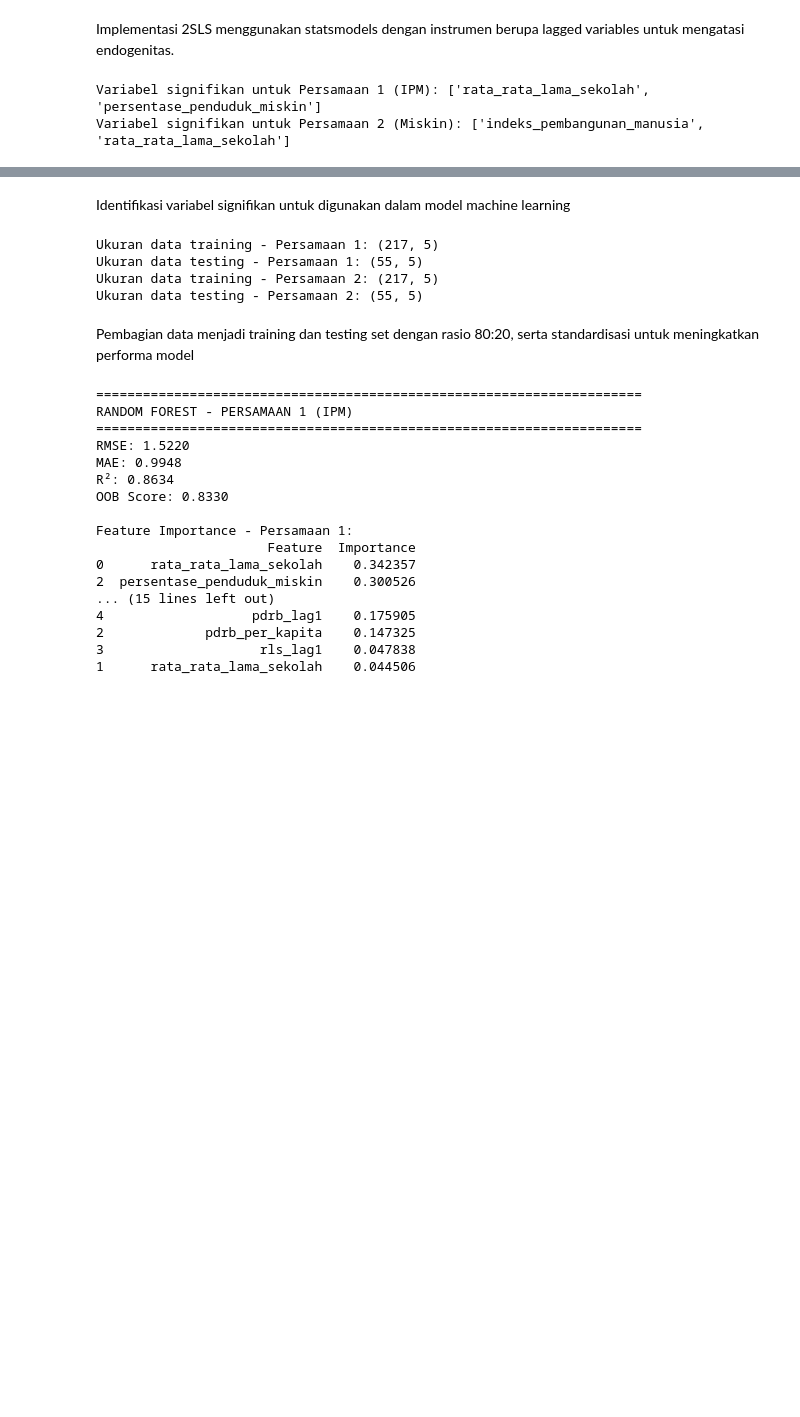
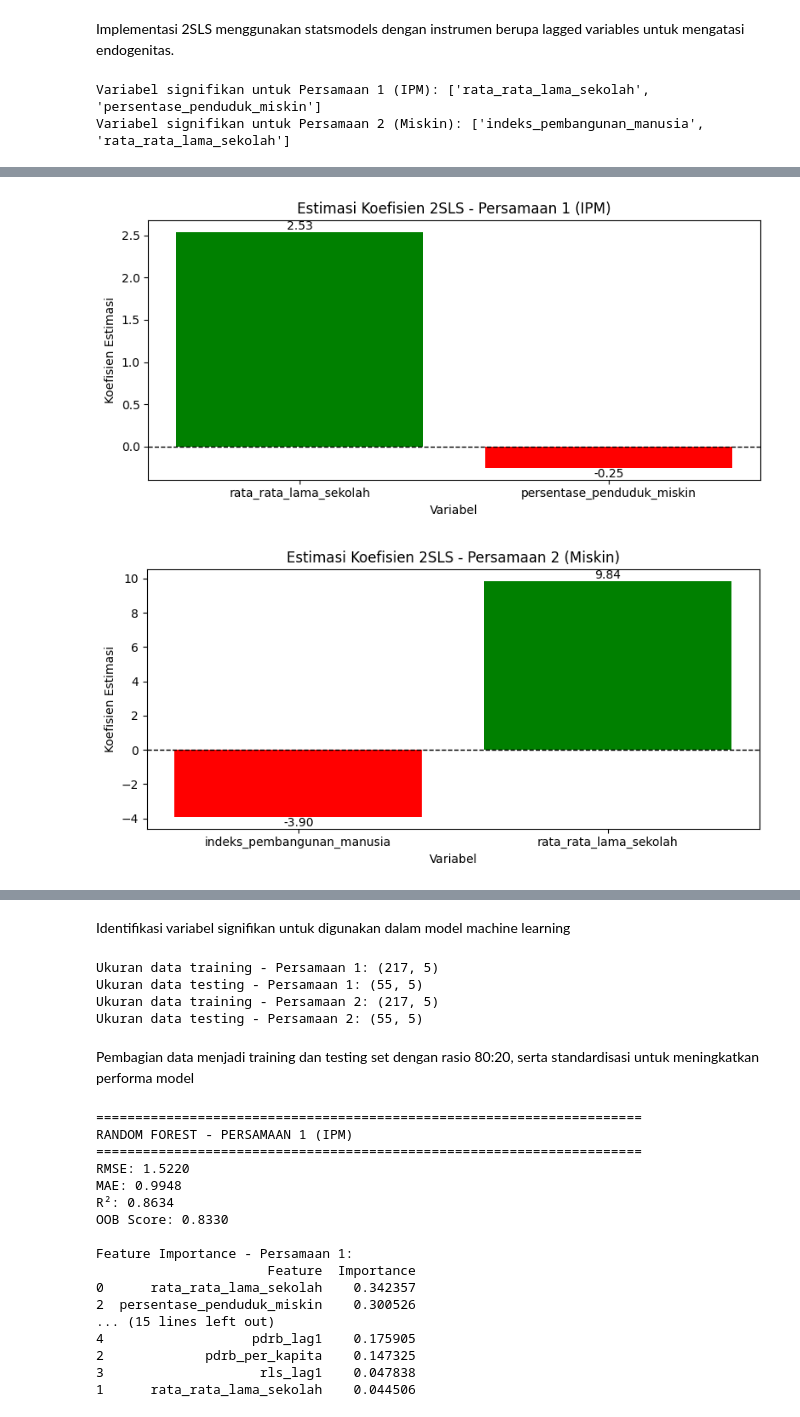
Before and after one commit to aliabdurrahman10/indonesia-education-human-dev, a Jupyter notebook: MetodeSimultan_executed.ipynb, the cells around one changed output, grey strips where cells are left out. Drawn from its saved outputs; the diff is of its cells as text; code cells hidden in the pictures; blank space fills up the shorter version.

```diff
--- a/MetodeSimultan.ipynb
+++ b/MetodeSimultan_executed.ipynb
@@ -211,0 +293,33 @@ Variabel signifikan untuk Persamaan 2 (Miskin): ['indeks_pembangunan_manusia', '
+# %%
+import matplotlib.pyplot as plt
+import pandas as pd
+
+# Asumsikan hasil estimasi sudah tersimpan di coef_2sls_1 dan coef_2sls_2
+# Dan sig_vars_1 serta sig_vars_2 adalah list variabel signifikan untuk setiap persamaan
+
+def plot_coef_bar(coefs, sig_vars, title):
+    # Filter koefisien hanya untuk variabel signifikan
+    coefs_sig = coefs[sig_vars]
+    # Jika index/kolom pd.Series tidak bertipe list, rubah ke list
+    labels = list(coefs_sig.index)
+    values = coefs_sig.values
+
+    plt.figure(figsize=(8, 4))
+    bars = plt.bar(labels, values, color=['green' if v > 0 else 'red' for v in values])
+    plt.axhline(0, color='black', lw=1, ls='--')
+    plt.title(title)
+    plt.ylabel('Koefisien Estimasi')
+    plt.xlabel('Variabel')
+    for bar in bars:
+        plt.annotate(f"{bar.get_height():.2f}",
+                     (bar.get_x() + bar.get_width() / 2, bar.get_height()),
+                     ha='center', va='bottom' if bar.get_height() >= 0 else 'top')
+    plt.tight_layout()
+    plt.show()
+
+# Contoh penggunaan untuk masing-masing persamaan:
+plot_coef_bar(coef_2sls_1, sig_vars_1, "Estimasi Koefisien 2SLS - Persamaan 1 (IPM)")
+plot_coef_bar(coef_2sls_2, sig_vars_2, "Estimasi Koefisien 2SLS - Persamaan 2 (Miskin)")
+# %% [output]
+[figure, added]
+[figure, added]
```
Also changed, not shown: parts of 4 cells of this notebook, 1 other file.
